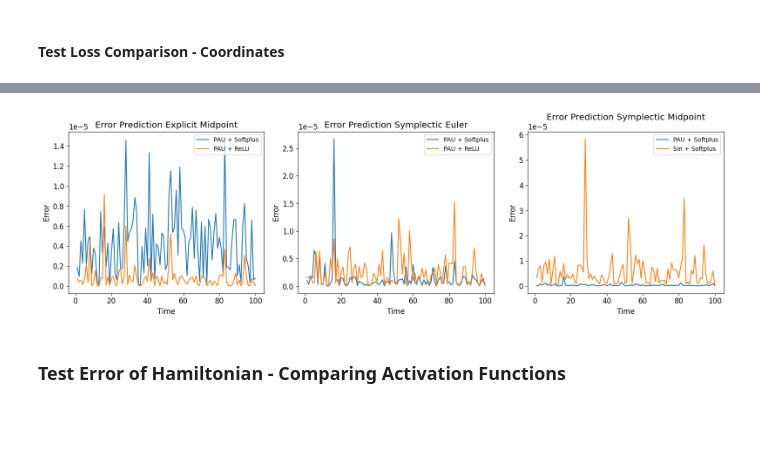
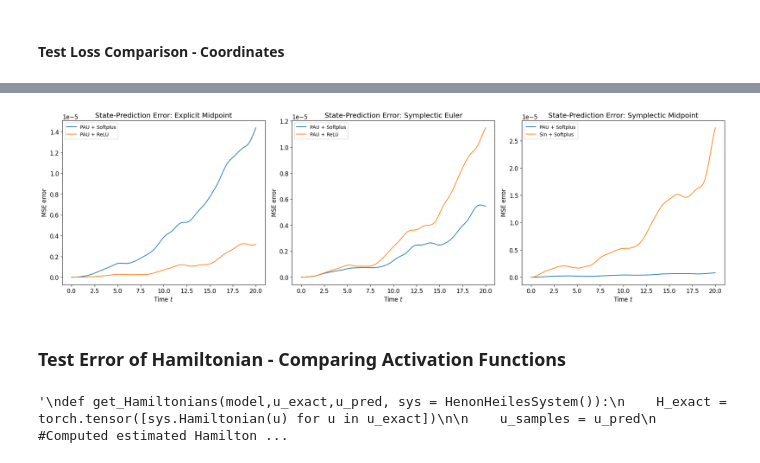
Before and after one commit to sannejamila/HNNs_ODEs, a Jupyter notebook: HenonHeiles.ipynb, the cells around one changed output, grey strips where cells are left out. Cells and saved outputs as stored; diff of their text form; code cells hidden in the pictures; blank space fills up the shorter version.

```diff
--- a/HenonHeiles.ipynb
+++ b/HenonHeiles.ipynb
@@ -438,8 +452,8 @@ plt.show()
 # %% [markdown]
 ## Test Error Analysis - Comparing Activation Functions
 # %%
-def test_loss(pred,exact):
-    return ((pred-exact)**2).mean()
+#def test_loss(pred,exact):
+    #return ((pred-exact)**2).mean()
 # %% [markdown]
 ### Predicting Test Data
 # %%
@@ -477,6 +491,12 @@ Explicit Midpoint with Tanh and ReLU done
 Explicit Midpoint with PAU and ReLU done
 Explicit Midpoint with Tanh and Softplus done
 Explicit Midpoint with Sin and ReLU done
+# %%
+def test_loss(pred,exact):
+    mse_per_time = torch.mean((pred - exact) ** 2, dim=(0, 2))
+    return mse_per_time
+
+mse_per_time = test_loss(u_exp_PAU_Soft,u_test_exp)
 # %%
 u_symp_eul_PAU_Soft, _ = model_symp_eul_PAU_Soft.generate_trajectories(ntrajectories = ntraj_test, t_sample = t_test,integrator = "symplectic euler",u0s=u0_test)
 print("Symplectic Euler with PAU and Softplus done")
@@ -652,36 +608,36 @@ Average error Symplectic Midpoint  Sin + ReLU: 1.9977887897729968e-05
 # %%
-fig, ax = plt.subplots(1, 3, figsize=(16, 5))
+fig, ax = plt.subplots(1, 3, figsize=(20, 6))
 
-traject = np.linspace(1,ntraj_test,ntraj_test)
 
-ax[0].plot(traject, err_exp_PAU_Soft, label="PAU + Softplus")
-ax[0].plot(traject, err_exp_PAU_ReLU, label="PAU + ReLU")
-ax[0].set_xlabel("Time")
-ax[0].set_ylabel("Error")
-ax[0].set_title("Error Prediction Explicit Midpoint")
+
+ax[0].plot(t_test, err_exp_PAU_Soft, label="PAU + Softplus")
+ax[0].plot(t_test, err_exp_PAU_ReLU, label="PAU + ReLU")
+ax[0].set_xlabel(f"Time $t$")
+ax[0].set_ylabel("MSE error")
+ax[0].set_title("State-Prediction Error: Explicit Midpoint")
 ax[0].legend()
 
 
-ax[1].plot(traject, err_symp_eul_PAU_Soft, label="PAU + Softplus")
-ax[1].plot(traject, err_symp_eul_PAU_ReLU, label="PAU + ReLU")
-ax[1].set_xlabel("Time")
-ax[1].set_ylabel("Error")
-ax[1].set_title("Error Prediction Symplectic Euler")
+ax[1].plot(t_test, err_symp_eul_PAU_Soft, label="PAU + Softplus")
+ax[1].plot(t_test, err_symp_eul_PAU_ReLU, label="PAU + ReLU")
+ax[1].set_xlabel(f"Time $t$")
+ax[1].set_ylabel("MSE error")
+ax[1].set_title("State-Prediction Error: Symplectic Euler")
 ax[1].legend()
 
 
 
-ax[2].plot(traject, err_symp_PAU_Soft, label="PAU + Softplus")
-ax[2].plot(traject, err_symp_Sin_Soft, label="Sin + Softplus")
-ax[2].set_xlabel("Time")
-ax[2].set_ylabel("Error")
-ax[2].set_title("Error Prediction Symplectic Midpoint")
+ax[2].plot(t_test, err_symp_PAU_Soft, label="PAU + Softplus")
+ax[2].plot(t_test, err_symp_Sin_Soft, label="Sin + Softplus")
+ax[2].set_xlabel(f"Time $t$")
+ax[2].set_ylabel("MSE error")
+ax[2].set_title("State-Prediction Error: Symplectic Midpoint")
 ax[2].legend()
 
 
 plt.tight_layout()
 plt.show()
 # %% [output]
-[figure, old version]
+[figure, new version]
 # %% [markdown]
 ### Test Error of Hamiltonian - Comparing Activation Functions
@@ -711,4 +644,5 @@ H_err_symp_Sin_ReLU = []
 # %%
+"""
 def get_Hamiltonians(model,u_exact,u_pred, sys = HenonHeilesSystem()):
     H_exact = torch.tensor([sys.Hamiltonian(u) for u in u_exact])
 
@@ -722,3 +656,7 @@ def get_Hamiltonians(model,u_exact,u_pred, sys = HenonHeilesSystem()):
 
 
     return H_exact, H_nn, H_exact_pred, H_nn_exact
+
+"""
+# %% [output]
+'\ndef get_Hamiltonians(model,u_exact,u_pred, sys = HenonHeilesSystem()):\n    H_exact = torch.tensor([sys.Hamiltonian(u) for u in u_exact])\n\n    u_samples = u_pred\n    #Computed estimated Hamilton ...
```
Also changed, not shown: parts of 13 cells of this notebook, 9 other files.
